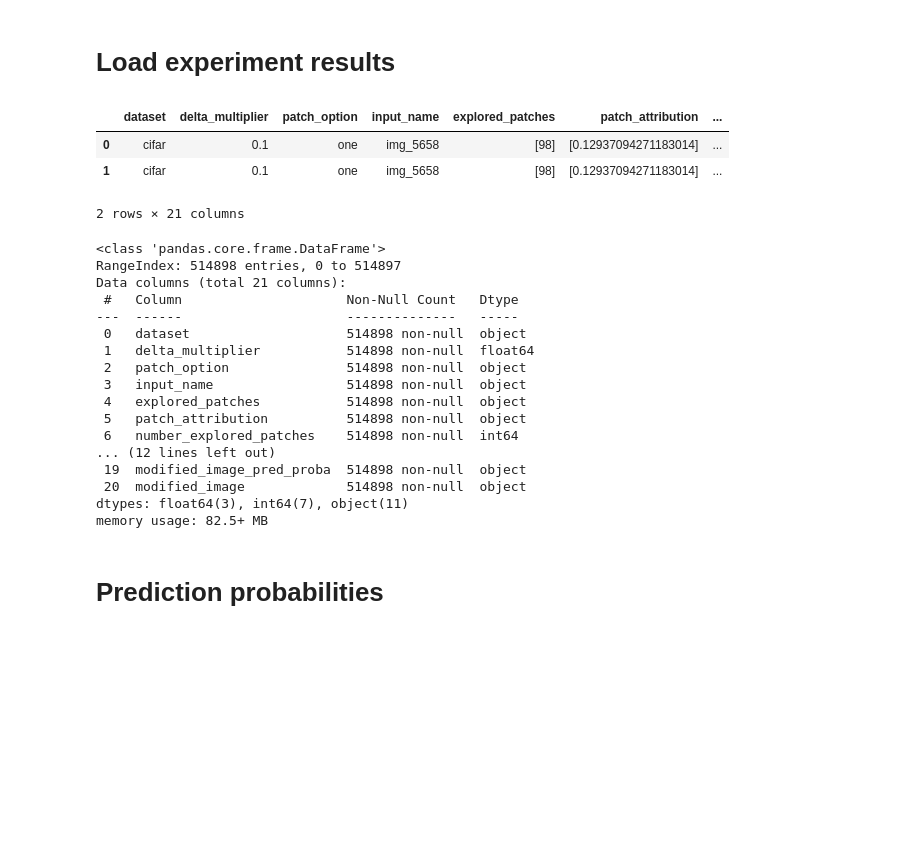
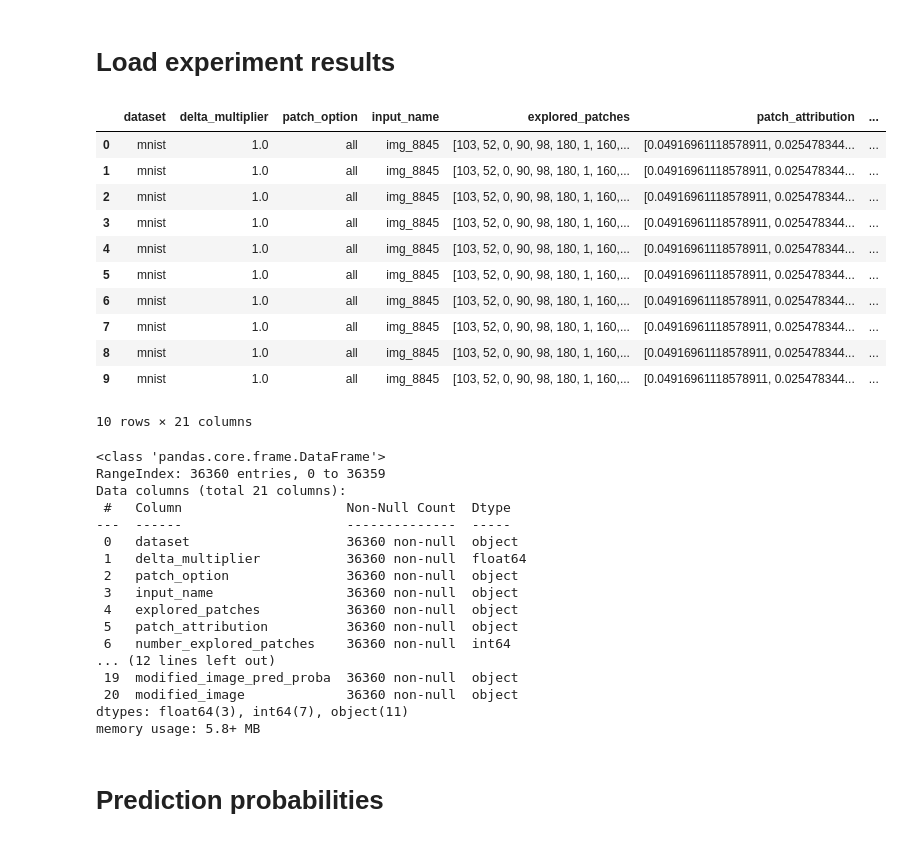
Before and after one commit to alessiomarta/transformers_equivalence_classes, a Jupyter notebook: notebooks/interpretation-analysis.ipynb, the cells around one changed output. Drawn from its saved outputs; the diff is of its cells as text; code cells hidden in the pictures; blank space fills up the shorter version.

```diff
--- a/notebooks/interpretation-analysis.ipynb
+++ b/notebooks/interpretation-analysis.ipynb
@@ -8,8 +8,8 @@ RES_DIR = "../res"
 # Load experiment results
 # %%
 def load_data():
-    df = pd.read_parquet(os.path.join(RES_DIR, "all_experiments_results.parquet"))
-    npz_data = np.load(os.path.join(RES_DIR, "all_experiments_embeddings.npz"), allow_pickle=True)
+    df = pd.read_parquet(os.path.join(RES_DIR, "mnist_results.parquet"))
+    npz_data = np.load(os.path.join(RES_DIR, "mnist_embeddings.npz"), allow_pickle=True)
 
     for key in ["distance", "original_image_pred_proba", "embedding_pred_proba", "modified_image_pred_proba", "modified_image"]:
         df[key] = list(npz_data[key])
@@ -20,32 +20,40 @@ def load_data():
 # %%
 results = load_data()
 # %%
-results.head(2)
+results.head(10)
 # %% [output]
 |  | dataset | delta_multiplier | patch_option | input_name | explored_patches | patch_attribution | ... |
-| 0 | cifar | 0.1 | one | img_5658 | [98] | [0.12937094271183014] | ... |
-| 1 | cifar | 0.1 | one | img_5658 | [98] | [0.12937094271183014] | ... |
+| 0 | mnist | 1.0 | all | img_8845 | [103, 52, 0, 90, 98, 180, 1, 160,... | [0.04916961118578911, 0.025478344... | ... |
+| 1 | mnist | 1.0 | all | img_8845 | [103, 52, 0, 90, 98, 180, 1, 160,... | [0.04916961118578911, 0.025478344... | ... |
+| 2 | mnist | 1.0 | all | img_8845 | [103, 52, 0, 90, 98, 180, 1, 160,... | [0.04916961118578911, 0.025478344... | ... |
+| 3 | mnist | 1.0 | all | img_8845 | [103, 52, 0, 90, 98, 180, 1, 160,... | [0.04916961118578911, 0.025478344... | ... |
+| 4 | mnist | 1.0 | all | img_8845 | [103, 52, 0, 90, 98, 180, 1, 160,... | [0.04916961118578911, 0.025478344... | ... |
+| 5 | mnist | 1.0 | all | img_8845 | [103, 52, 0, 90, 98, 180, 1, 160,... | [0.04916961118578911, 0.025478344... | ... |
+| 6 | mnist | 1.0 | all | img_8845 | [103, 52, 0, 90, 98, 180, 1, 160,... | [0.04916961118578911, 0.025478344... | ... |
+| 7 | mnist | 1.0 | all | img_8845 | [103, 52, 0, 90, 98, 180, 1, 160,... | [0.04916961118578911, 0.025478344... | ... |
+| 8 | mnist | 1.0 | all | img_8845 | [103, 52, 0, 90, 98, 180, 1, 160,... | [0.04916961118578911, 0.025478344... | ... |
+| 9 | mnist | 1.0 | all | img_8845 | [103, 52, 0, 90, 98, 180, 1, 160,... | [0.04916961118578911, 0.025478344... | ... |
-2 rows × 21 columns
+10 rows × 21 columns
 # %%
 results.info()
 # %% [output]
 <class 'pandas.core.frame.DataFrame'>
-RangeIndex: 514898 entries, 0 to 514897
+RangeIndex: 36360 entries, 0 to 36359
 Data columns (total 21 columns):
- #   Column                     Non-Null Count   Dtype
----  ------                     --------------   -----
- 0   dataset                    514898 non-null  object
- 1   delta_multiplier           514898 non-null  float64
- 2   patch_option               514898 non-null  object
- 3   input_name                 514898 non-null  object
- 4   explored_patches           514898 non-null  object
- 5   patch_attribution          514898 non-null  object
- 6   number_explored_patches    514898 non-null  int64
+ #   Column                     Non-Null Count  Dtype
+---  ------                     --------------  -----
+ 0   dataset                    36360 non-null  object
+ 1   delta_multiplier           36360 non-null  float64
+ 2   patch_option               36360 non-null  object
+ 3   input_name                 36360 non-null  object
+ 4   explored_patches           36360 non-null  object
+ 5   patch_attribution          36360 non-null  object
+ 6   number_explored_patches    36360 non-null  int64
 ... (12 lines left out)
- 19  modified_image_pred_proba  514898 non-null  object
- 20  modified_image             514898 non-null  object
+ 19  modified_image_pred_proba  36360 non-null  object
+ 20  modified_image             36360 non-null  object
 dtypes: float64(3), int64(7), object(11)
-memory usage: 82.5+ MB
+memory usage: 5.8+ MB
 # %% [markdown]
 # Prediction probabilities
 # %% [markdown]
```
Also changed, not shown: parts of 20 cells of this notebook, 10 other files.
